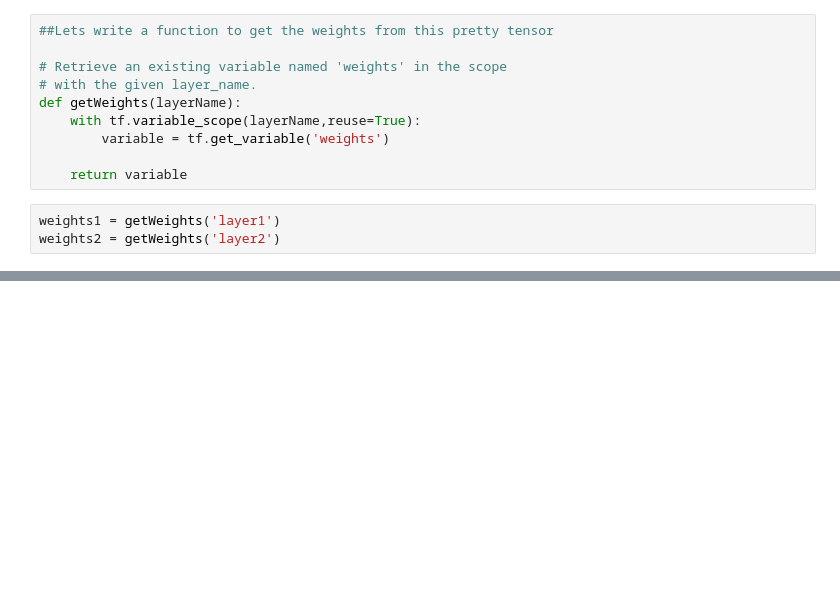
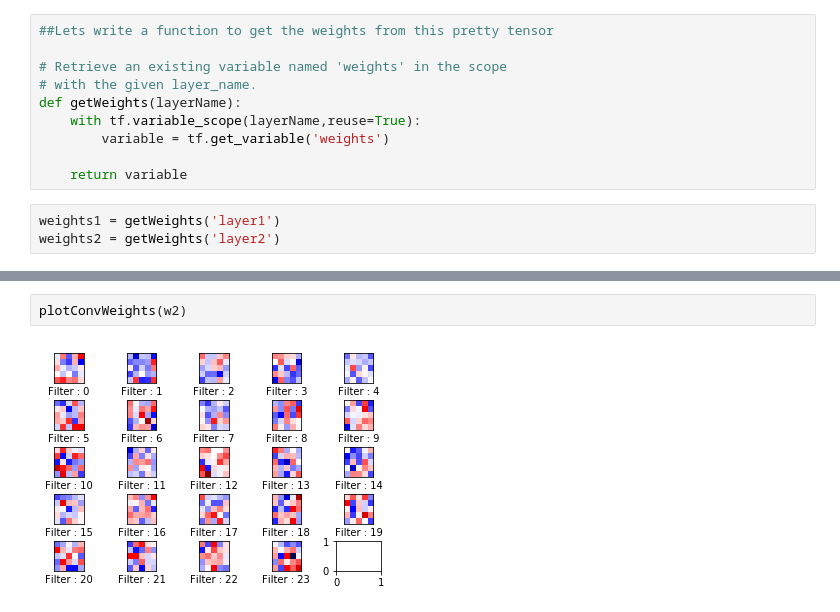
Before and after one commit to vesrinivas/DeepLearning, a Jupyter notebook: ImageRecognition/ImageClassificationCIFAR.ipynb, the cells around one changed output, grey strips where cells are left out. Drawn from its saved outputs; the diff is of its cells as text; blank space fills up the shorter version.

```diff
--- a/ImageRecognition/ImageClassificationCIFAR.ipynb
+++ b/ImageRecognition/ImageClassificationCIFAR.ipynb
@@ -273,0 +289,4 @@ labelsTrain,w1,w2 = runOptimization(2)
+# %%
+plotConvWeights(w2)
+# %% [output]
+[figure, added]
```
Also changed, not shown: parts of 19 cells of this notebook.
